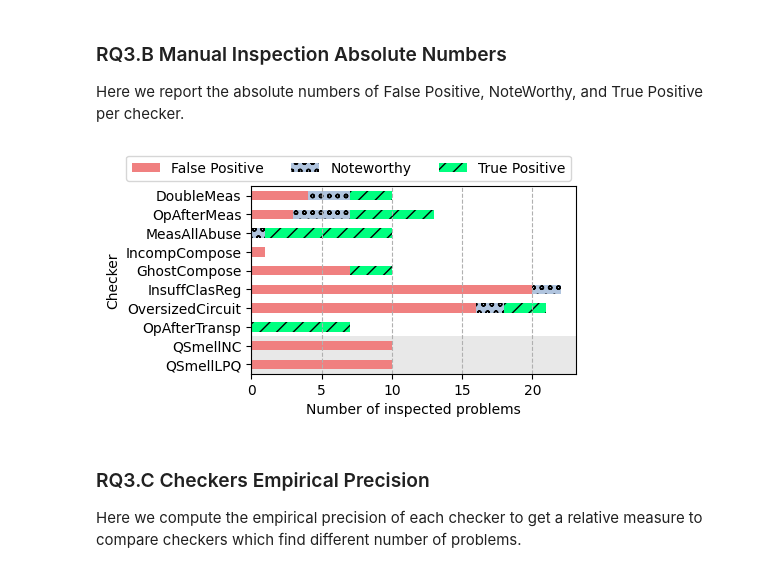
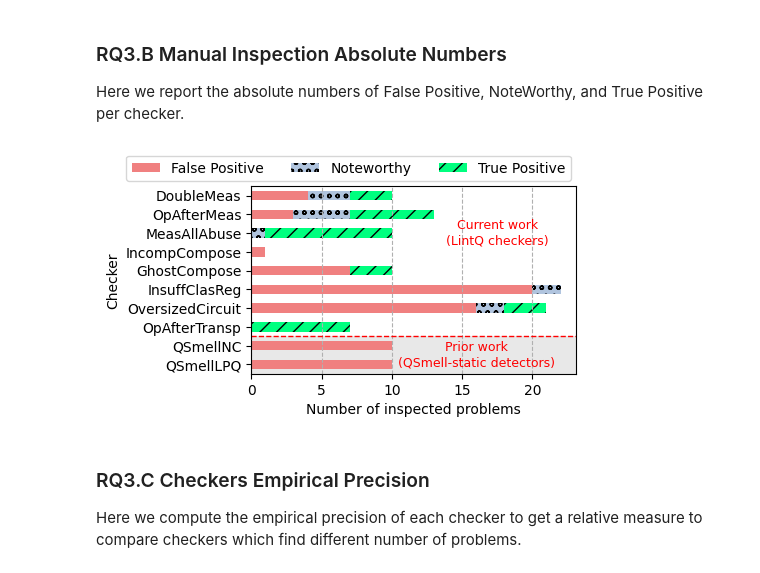
Before and after one commit to sola-st/LintQ, a Jupyter notebook: notebooks/RQs_Reproduce_Analysis_Results.ipynb, the cells around one changed output. Cells and saved outputs as stored; diff of their text form; code cells hidden in the pictures.

```diff
--- a/notebooks/RQs_Reproduce_Analysis_Results.ipynb
+++ b/notebooks/RQs_Reproduce_Analysis_Results.ipynb
@@ -1063,34 +1071,53 @@ for i, i_bar in enumerate(ax.patches):
     if i_color not in all_colors.keys():
         all_colors[i_color] = hatches_available[hatches_assigned]
         hatches_assigned += 1
     i_bar.set_hatch(all_colors[i_color])
 
 # color the background to separate the two families
 n_qsmell_detectors = len(
     df_stacked_hist[df_stacked_hist.index.str.startswith("QSmell")])
 separation_line = n_qsmell_detectors - .5
+# add separation line with bold red color
+plt.axhline(y=separation_line, color='r', linestyle='--', linewidth=1)
 plt.axhspan(separation_line, -1, facecolor='lightgrey', alpha=0.5, zorder = -1)
+# add text in the gray area with "Previous work\nQSmell-static detectors"
+plt.text(
+    16, separation_line / 2 - 0.25, "Prior work\n(QSmell-static detectors)",
+    horizontalalignment='center',
+    verticalalignment='center',
+    fontsize=9,
+    color='r'
+)
+# add text in the top right with "Current work\nLintQ"
+plt.text(
+    17.5, separation_line + (len(df_stacked_hist) - separation_line) - 3, "Current work\n(LintQ checkers)",
+    horizontalalignment='center',
+    verticalalignment='center',
+    fontsize=9,
+    color='r'
+)
+
 
 # remove title from the legend
 plt.legend(
     title=None,
     loc='upper center', bbox_to_anchor=(0.3, 1.2), ncol=3)
 
 # add the labels
 plt.xlabel("Number of inspected problems")
 plt.ylabel("Checker")
 
 # add vertical grid
 plt.grid(axis='x', linestyle='--')
 
 # draw line at the sample size in red
 # plt.axvline(x=sample_size, color='r', linestyle='--')
 plt.tight_layout()
 fig.savefig(
     os.path.join(PAPER_DIR, "precision_estimate_abs.pdf"),
     bbox_inches="tight")
 # %% [output]
-[figure, old version]
+[figure, new version]
 # %% [markdown]
 ### RQ3.C Checkers Empirical Precision
 Here we compute the empirical precision of each checker to get a relative measure to compare checkers which find different number of problems.
```
Also changed, not shown: parts of 2 cells of this notebook, 7 other files.
